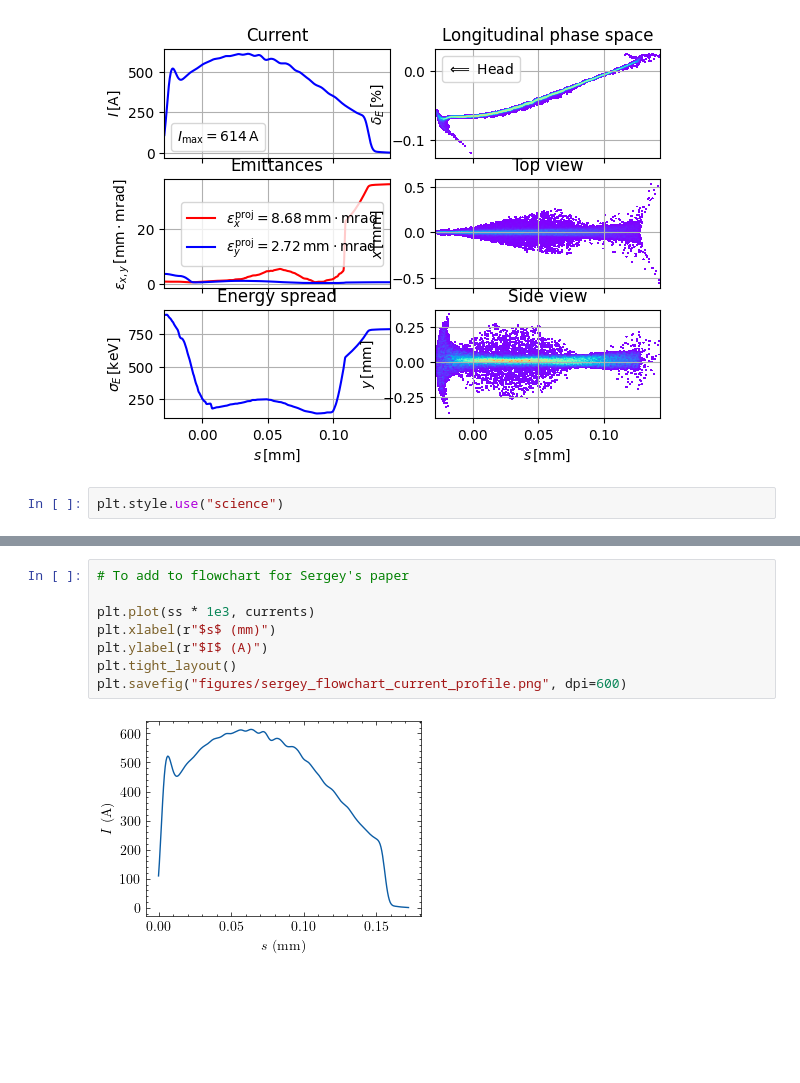
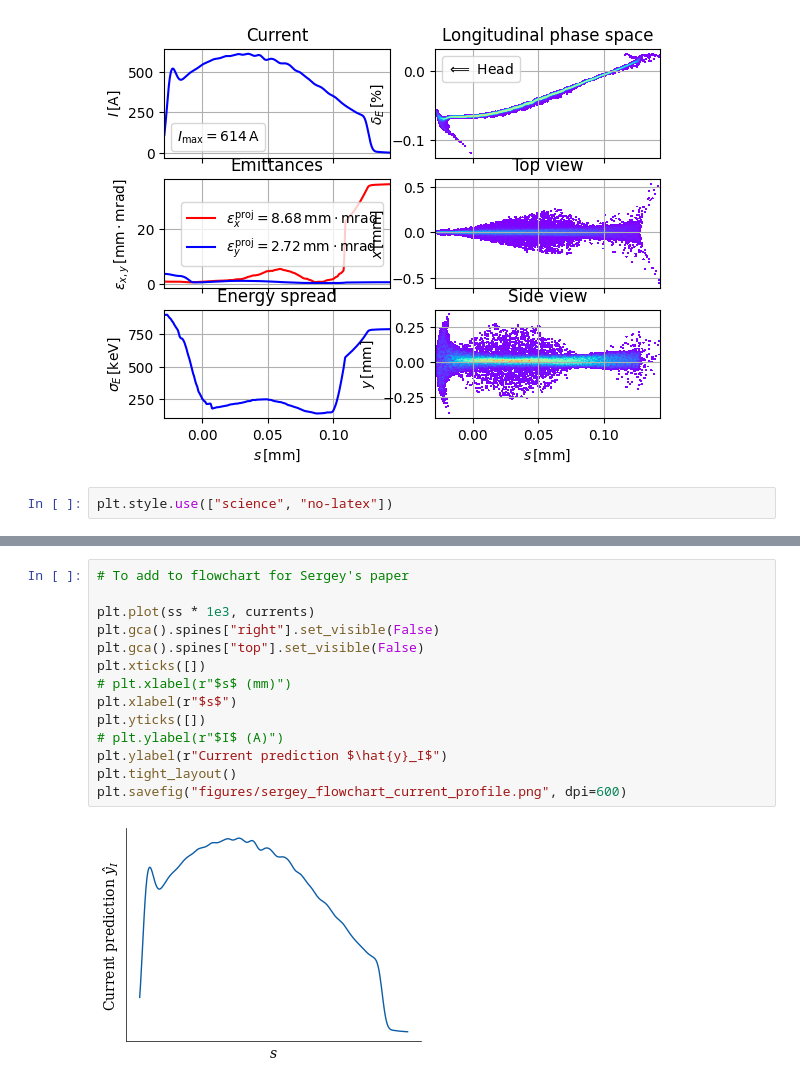
Before and after one commit to jank324/spectral-vd-euxfel, a Jupyter notebook: figures.ipynb, the cells around one changed output, grey strips where cells are left out. Saved outputs shown, nothing was run; the diff lists cells and outputs as text; blank space fills up the shorter version.

```diff
--- a/figures.ipynb
+++ b/figures.ipynb
@@ -229,7 +229,7 @@ show_e_beam(particles)
 # %% [output]
 [figure]
 # %%
-plt.style.use("science")
+plt.style.use(["science", "no-latex"])
 # %%
 # For neural network flowchart in paper
 
@@ -304,10 +322,16 @@ plt.show()
 # %%
 # To add to flowchart for Sergey's paper
 
 plt.plot(ss * 1e3, currents)
-plt.xlabel(r"$s$ (mm)")
-plt.ylabel(r"$I$ (A)")
+plt.gca().spines["right"].set_visible(False)
+plt.gca().spines["top"].set_visible(False)
+plt.xticks([])
+# plt.xlabel(r"$s$ (mm)")
+plt.xlabel(r"$s$")
+plt.yticks([])
+# plt.ylabel(r"$I$ (A)")
+plt.ylabel(r"Current prediction $\hat{y}_I$")
 plt.tight_layout()
 plt.savefig("figures/sergey_flowchart_current_profile.png", dpi=600)
 # %% [output]
-[figure, old version]
+[figure, new version]
```
Also changed, not shown: parts of 3 cells of this notebook.
